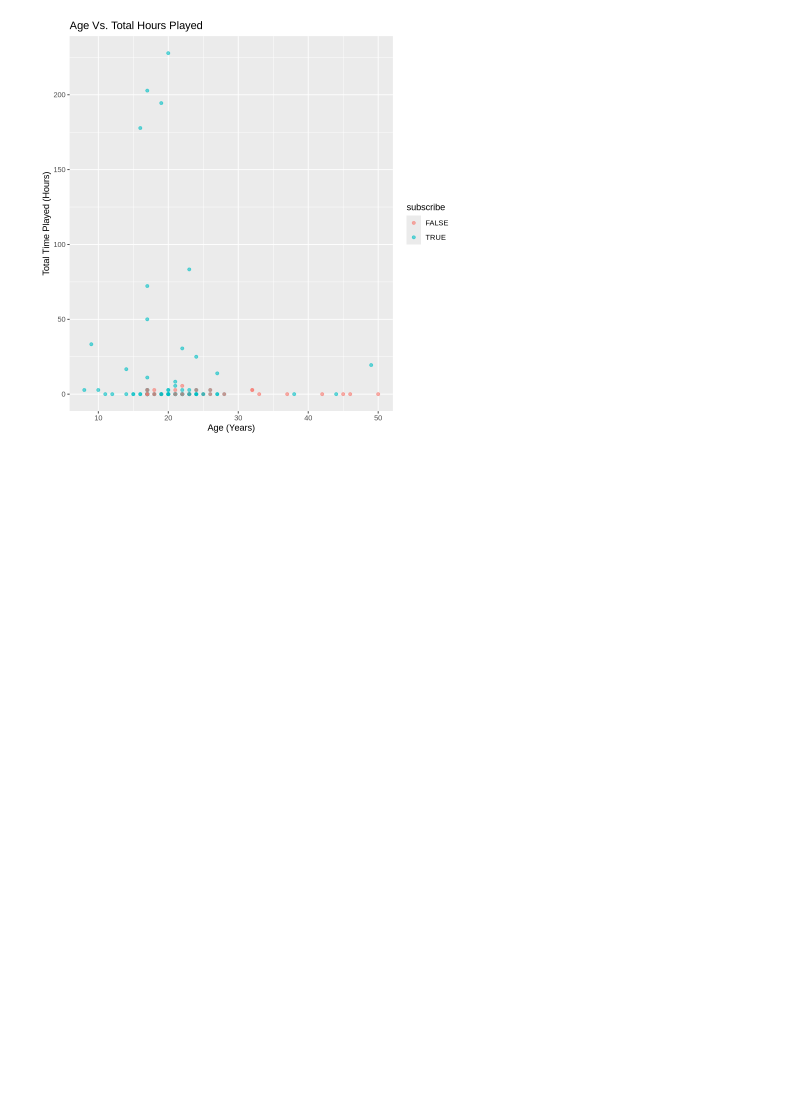
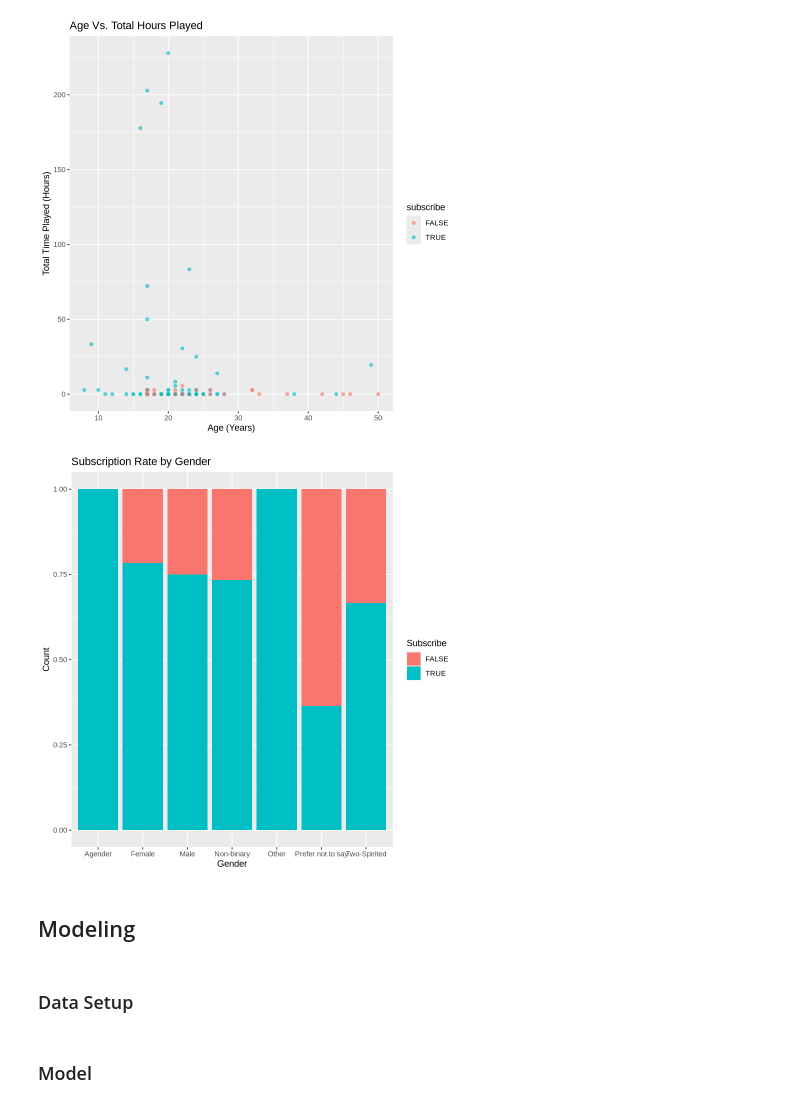
Before and after one commit to yoshiolives/dsci100-minecraft-project, a Jupyter notebook: project.ipynb, the cells around one changed output. Saved outputs shown, nothing was run; the diff lists cells and outputs as text; code cells hidden in the pictures; blank space fills up the shorter version.

Commit message:
Model setup

```diff
--- a/project.ipynb
+++ b/project.ipynb
@@ -106,3 +114,16 @@ Warning message:
 “Removed 2 rows containing missing values or values outside the scale range
 (`geom_point()`).”
 [figure]
+# %%
+# Subscription by gender
+sub_gen <- players_merge |>
+    ggplot(aes(x = gender, fill = subscribe)) +
+    geom_bar(position = "fill") +
+    labs(x = "Gender", y = "Count", title = "Subscription Rate by Gender", fill = "Subscribe")
+sub_gen
+# %% [output]
+[figure, added]
+# %% [markdown]
+## Modeling
+# %% [markdown]
+### Data Setup
@@ -108,0 +142,2 @@ Warning message:
+# %% [markdown]
+### Model
```
Also changed, not shown: parts of 3 cells of this notebook.
